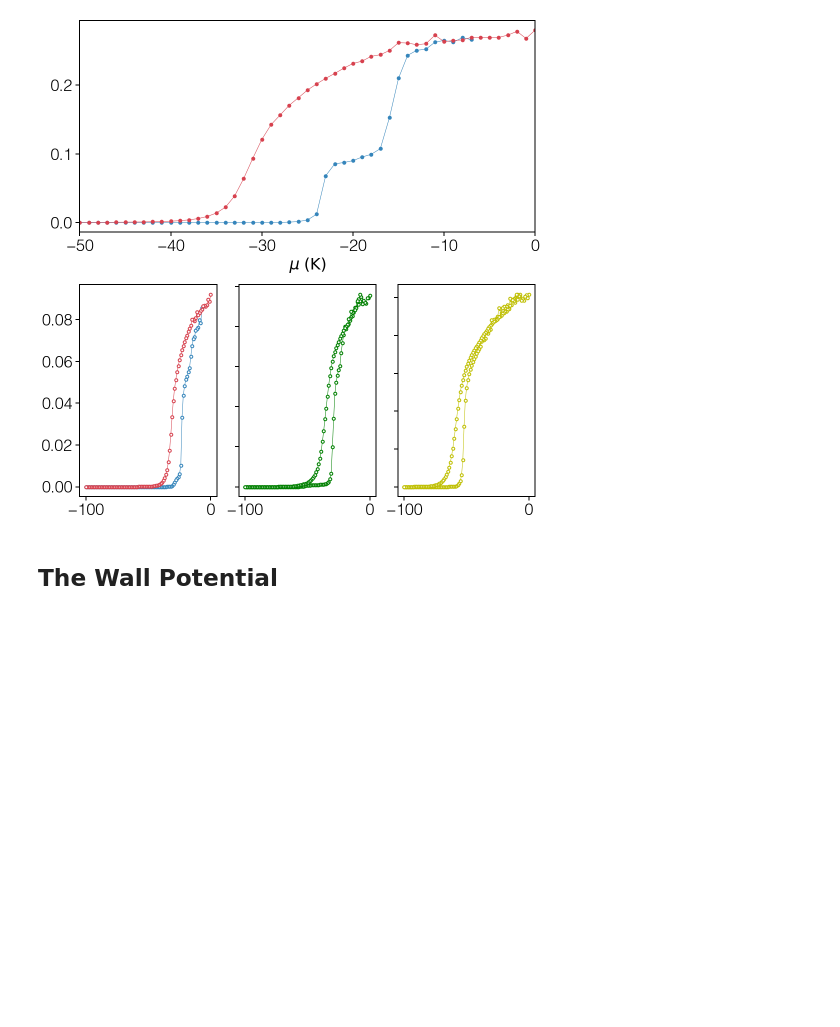
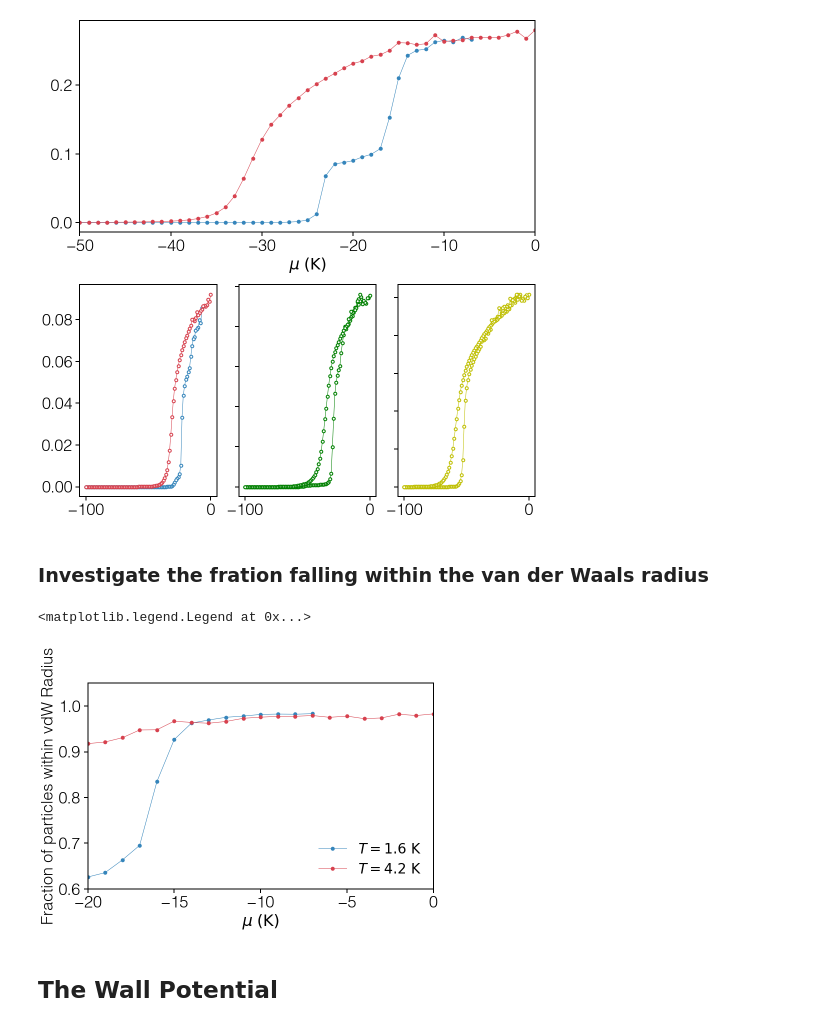
Before and after one commit to DelMaestroGroup/PlatedHe4Nanopores, a Jupyter notebook: Notebooks/experimental_nanopore_structure.ipynb, the cells around one changed output. Saved outputs shown, nothing was run; the diff lists cells and outputs as text; code cells hidden in the pictures; blank space fills up the shorter version.

```diff
--- a/Notebooks/experimental_nanopore_structure.ipynb
+++ b/Notebooks/experimental_nanopore_structure.ipynb
@@ -275,6 +290,26 @@ ax[3].set_yticklabels([])
 # %% [output]
 []
 [figure]
+# %% [markdown]
+### Investigate the fration falling within the van der Waals radius
+# %%
+fig, axes = plt.subplots(1,1,sharex=False, sharey=False, squeeze=True)
+fig.subplots_adjust(wspace=0.03)
+
+for i,cT in enumerate(T):
+    axes.plot(μ[Tkey(cT)],NvdW_frac[Tkey(cT)],marker='o', color=Tcolors[Tkey(cT)], markersize=3, lw=0.5,
+                 label=f'$T = {cT}\ \mathrm{{K}}$')
+
+
+axes.set_xlim(-20,0)
+axes.set_ylim(0.6,1.05)
+
+axes.set_ylabel('Fraction of particles within vdW Radius')
+axes.set_xlabel(r'$\mu\; (\mathrm{K})$')
+axes.legend()
+# %% [output]
+<matplotlib.legend.Legend at 0x...>
+[figure, added]
 # %% [markdown]
 ## The Wall Potential
 # %%
```
Also changed, not shown: parts of 2 cells of this notebook.
